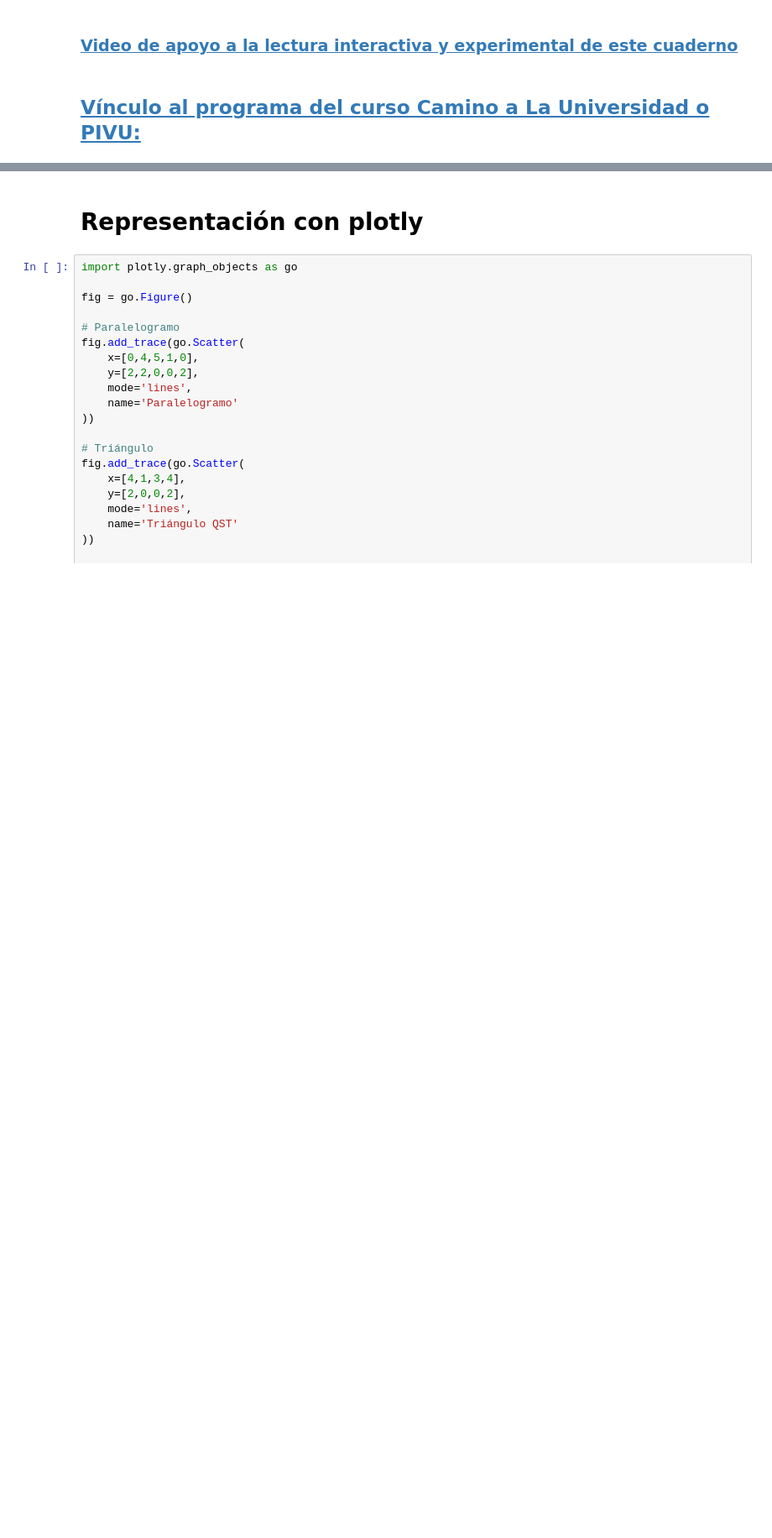
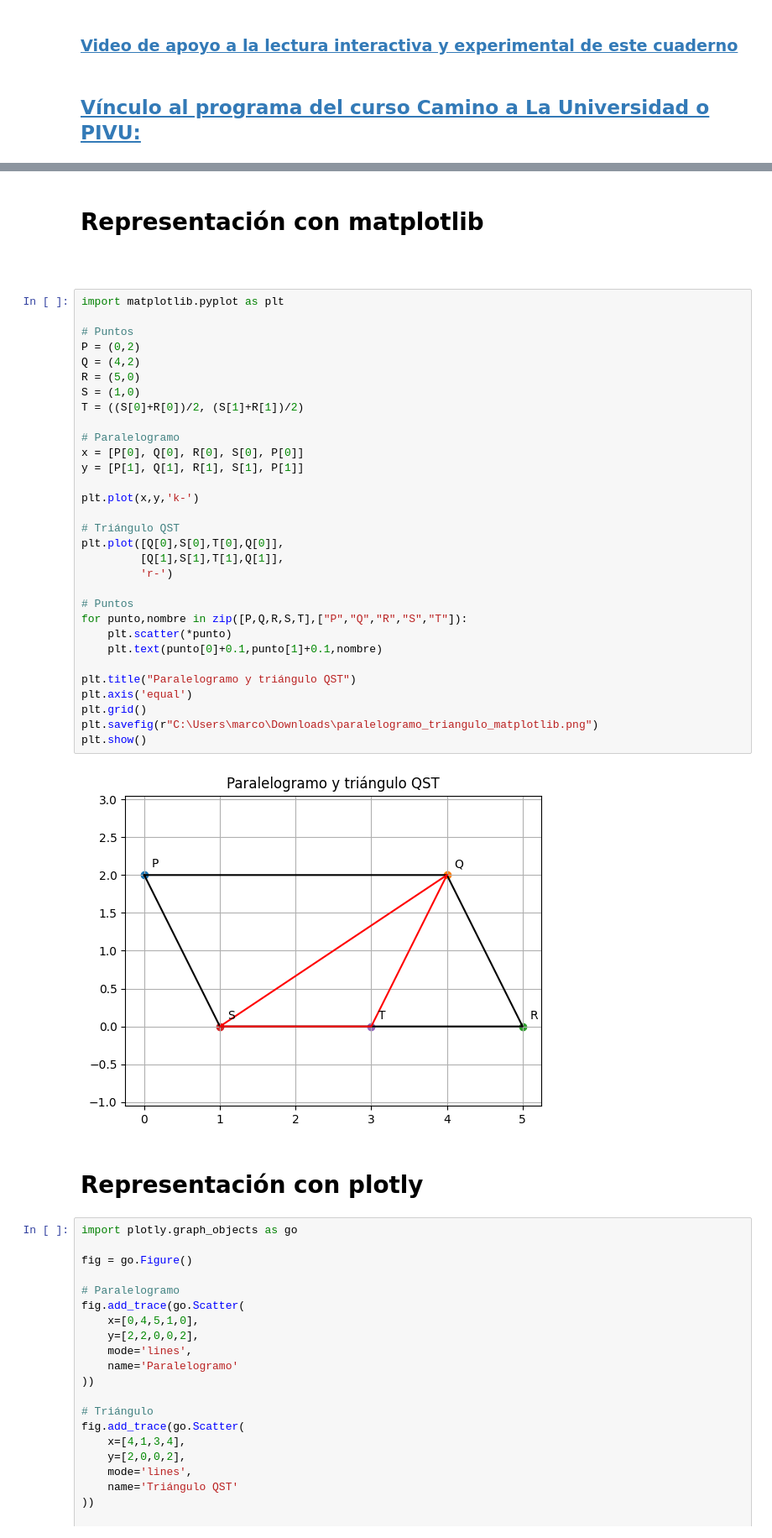
Before and after one commit to marco-canas/camino-udea, a Jupyter notebook: 6_razonamiento_geometrico/clase_13_areas_perimetros_volumenes/clase_13_areas_perimetros_volumenes.ipynb, the cells around one changed output, grey strips where cells are left out. Shown at 84% size. Cells and saved outputs as stored; diff of their text form; blank space fills up the shorter version.

````diff
--- a/6_razonamiento_geometrico/clase_13_areas_perimetros_volumenes/clase_13_areas_perimetros_volumenes.ipynb
+++ b/6_razonamiento_geometrico/clase_13_areas_perimetros_volumenes/clase_13_areas_perimetros_volumenes.ipynb
@@ -146,3 +119,41 @@ plt.show()
+# %% [markdown]
+
+# Representación con matplotlib
+
+```python
+# %%
+import matplotlib.pyplot as plt
+
+# Puntos
+P = (0,2)
+Q = (4,2)
+R = (5,0)
+S = (1,0)
+T = ((S[0]+R[0])/2, (S[1]+R[1])/2)
+
+# Paralelogramo
+x = [P[0], Q[0], R[0], S[0], P[0]]
+y = [P[1], Q[1], R[1], S[1], P[1]]
+
+plt.plot(x,y,'k-')
+
+# Triángulo QST
+plt.plot([Q[0],S[0],T[0],Q[0]],
+         [Q[1],S[1],T[1],Q[1]],
+         'r-')
+
+# Puntos
+for punto,nombre in zip([P,Q,R,S,T],["P","Q","R","S","T"]):
+    plt.scatter(*punto)
+    plt.text(punto[0]+0.1,punto[1]+0.1,nombre)
+
+plt.title("Paralelogramo y triángulo QST")
+plt.axis('equal')
+plt.grid()
+plt.savefig(r"C:\Users\marco\Downloads\paralelogramo_triangulo_matplotlib.png")
+plt.show()
+# %% [output]
+[figure, added]
 # %% [markdown]
 
 # Representación con plotly
````
Also changed, not shown: parts of 30 cells of this notebook, 4 other files.
